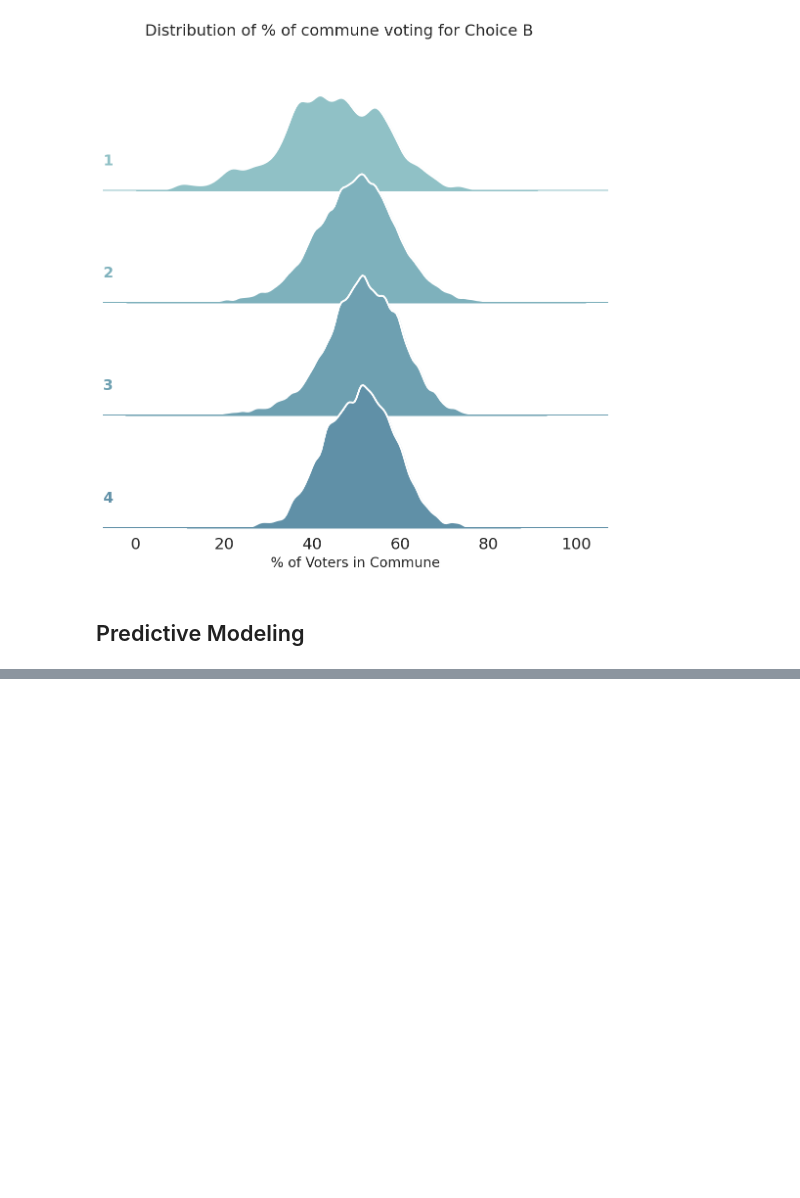
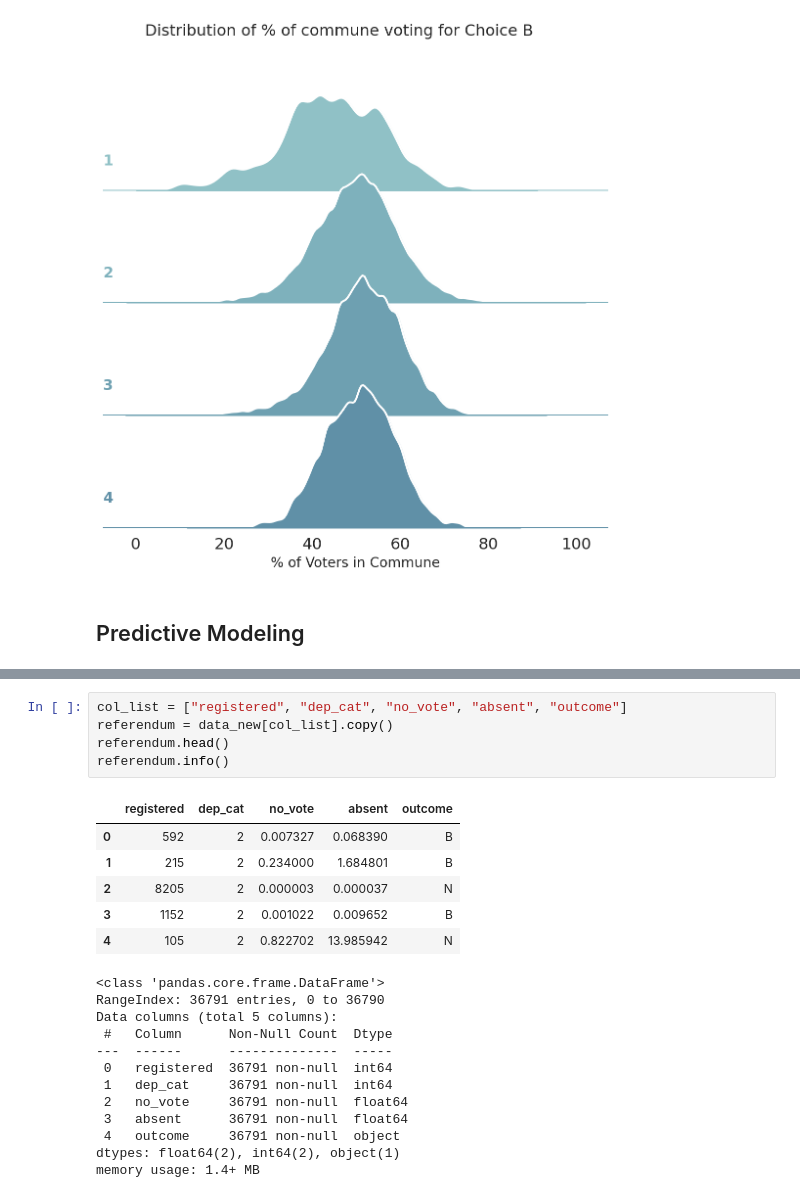
Before and after one commit to palsagar/SGR_project, a Jupyter notebook: eda.ipynb, the cells around one changed output, grey strips where cells are left out. Cells and saved outputs as stored; diff of their text form; blank space fills up the shorter version.

```diff
--- a/eda.ipynb
+++ b/eda.ipynb
@@ -686,0 +692,24 @@ g.fig.suptitle("Distribution of % of commune voting for Choice B", fontsize=16);
+# %%
+col_list = ["registered", "dep_cat", "no_vote", "absent", "outcome"]
+referendum = data_new[col_list].copy()
+referendum.head()
+referendum.info()
+# %% [output]
+|  | registered | dep_cat | no_vote | absent | outcome |
+| 0 | 592 | 2 | 0.007327 | 0.068390 | B |
+| 1 | 215 | 2 | 0.234000 | 1.684801 | B |
+| 2 | 8205 | 2 | 0.000003 | 0.000037 | N |
+| 3 | 1152 | 2 | 0.001022 | 0.009652 | B |
+| 4 | 105 | 2 | 0.822702 | 13.985942 | N |
+<class 'pandas.core.frame.DataFrame'>
+RangeIndex: 36791 entries, 0 to 36790
+Data columns (total 5 columns):
+ #   Column      Non-Null Count  Dtype
+---  ------      --------------  -----
+ 0   registered  36791 non-null  int64
+ 1   dep_cat     36791 non-null  int64
+ 2   no_vote     36791 non-null  float64
+ 3   absent      36791 non-null  float64
+ 4   outcome     36791 non-null  object
+dtypes: float64(2), int64(2), object(1)
+memory usage: 1.4+ MB
```
Also changed, not shown: parts of 19 cells of this notebook.
